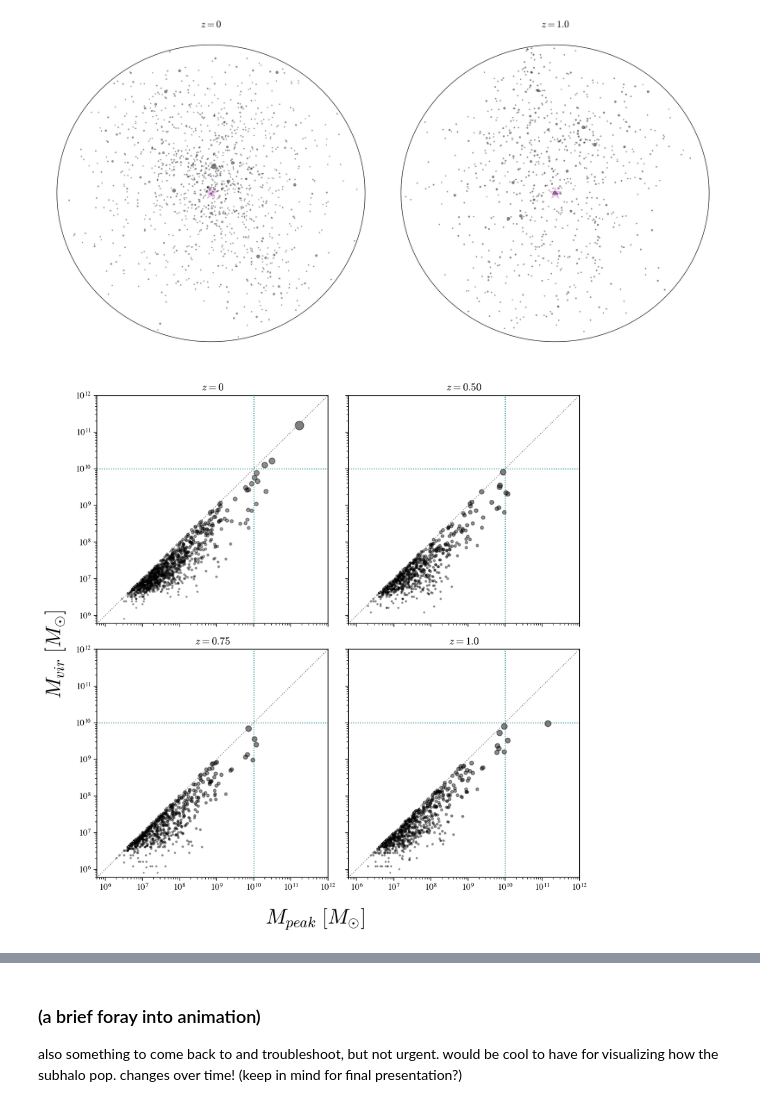
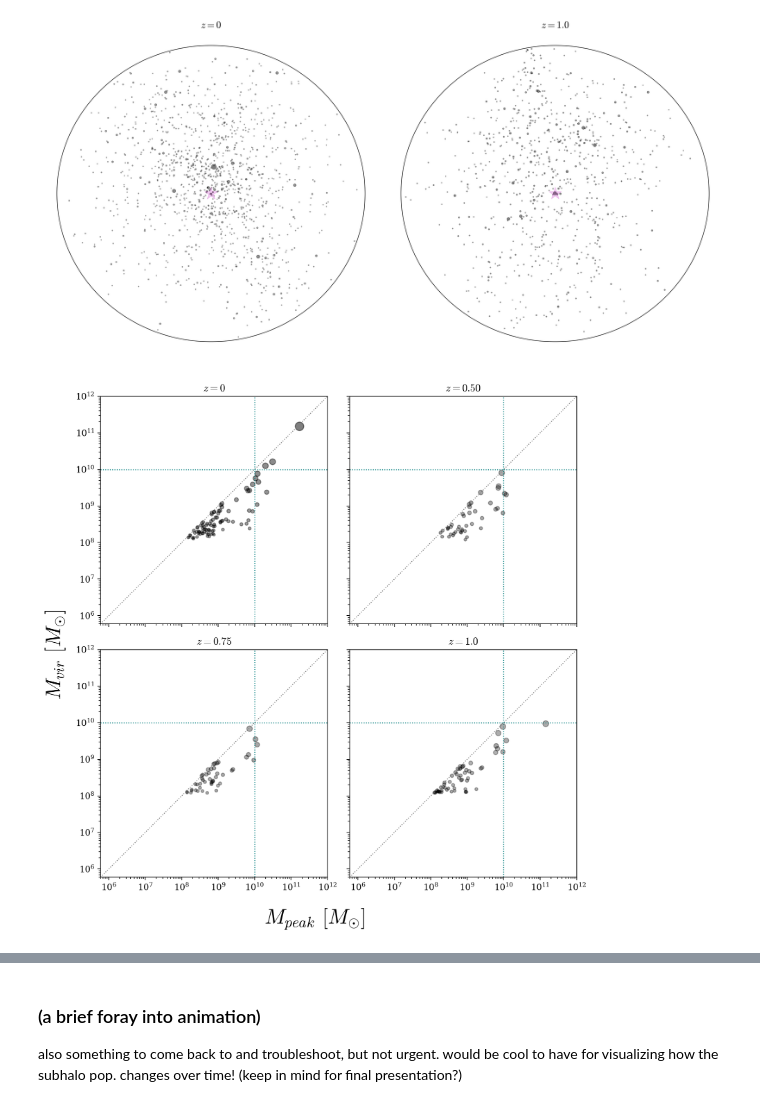
Before and after one commit to theotherlogan/nsbp-2023, a Jupyter notebook: notebooks/w3_work.ipynb, the cells around one changed output, grey strips where cells are left out. Cells and saved outputs as stored; diff of their text form; code cells hidden in the pictures.

Commit message:
updated mass plots, started on ratio plots

```diff
--- a/notebooks/w3_work.ipynb
+++ b/notebooks/w3_work.ipynb
@@ -149,13 +152,20 @@ plt.show()
 # %% [output]
 [figure]
 # %%
-
+# TODO: add the mass cutoff to these for more reasonable numbers
+halos, subhalos, host_ind = cdm.get_z(0, True)
+halos_1, subhalos_1, host_ind_1 = cdm.get_z(1, True)
 halos_75, subhalos_75, host_ind_75 = cdm.get_z(0.75, True)
 halos_50, subhalos_50, host_ind_50 = cdm.get_z(0.50, True)
 
+mass_cut = subhalos['Mvir']/0.7 > 1.2e8
+mass_cut_1 = subhalos_1['Mvir']/0.7 > 1.2e8
+mass_cut_75 = subhalos_75['Mvir']/0.7 > 1.2e8
+mass_cut_50 = subhalos_50['Mvir']/0.7 > 1.2e8
+
 fig, ax = plt.subplots(2, 2, figsize=(9, 9))
 
-ax[0][0].scatter(subhalos['Mpeak']/0.7, subhalos['Mvir']/0.7, s=subhalos['Rvir'],
+ax[0][0].scatter(subhalos['Mpeak'][mass_cut]/0.7, subhalos['Mvir'][mass_cut]/0.7, s=subhalos['Rvir'][mass_cut],
             alpha=0.5*np.log10(subhalos['Mvir'])/np.max(np.log10(subhalos['Mvir'])),c='k')
 ax[0][0].set_xscale('log')
 ax[0][0].set_yscale('log')
@@ -168,7 +178,7 @@ ax[0][0].axvline(x=1e10, color='teal', linestyle=':', lw=1)
 ax[0][0].plot(np.linspace(6e5, 1e12, 100), np.linspace(6e5, 1e12, 100), color='gray', linestyle=':', lw=1)
 
 
-ax[1][0].scatter(subhalos_75['Mpeak']/0.7, subhalos_75['Mvir']/0.7, s=subhalos_75['Rvir'],
+ax[1][0].scatter(subhalos_75['Mpeak'][mass_cut_75]/0.7, subhalos_75['Mvir'][mass_cut_75]/0.7, s=subhalos_75['Rvir'][mass_cut_75],
             alpha=0.5*np.log10(subhalos_75['Mvir'])/np.max(np.log10(subhalos_75['Mvir'])),c='k')
 ax[1][0].set_xscale('log')
 ax[1][0].set_yscale('log')
@@ -179,38 +189,38 @@ ax[1][0].axhline(y=1e10, color='teal', linestyle=':', lw=1)
 ax[1][0].axvline(x=1e10, color='teal', linestyle=':', lw=1)
 ax[1][0].plot(np.linspace(6e5, 1e12, 100), np.linspace(6e5, 1e12, 100), color='gray', linestyle=':', lw=1)
 
-ax[0][1].scatter(subhalos_50['Mpeak']/0.7, subhalos_50['Mvir']/0.7, s=subhalos_50['Rvir'],
+ax[0][1].scatter(subhalos_50['Mpeak'][mass_cut_50]/0.7, subhalos_50['Mvir'][mass_cut_50]/0.7, s=subhalos_50['Rvir'][mass_cut_50],
             alpha=0.5*np.log10(subhalos_50['Mvir'])/np.max(np.log10(subhalos_50['Mvir'])),c='k')
 ax[0][1].set_xscale('log')
 ax[0][1].set_yscale('log')
 ax[0][1].set_xlim(6e5,1e12)
 ax[0][1].set_ylim(6e5, 1e12)
 ax[0][1].set_title(r'$z = 0.50$')
 ax[0][1].set_xticklabels([])
 ax[0][1].set_yticklabels([])
 ax[0][1].axhline(y=1e10, color='teal', linestyle=':', lw=1)
 ax[0][1].axvline(x=1e10, color='teal', linestyle=':', lw=1)
 ax[0][1].plot(np.linspace(6e5, 1e12, 100), np.linspace(6e5, 1e12, 100), color='gray', linestyle=':', lw=1)
 
-ax[1][1].scatter(subhalos_1['Mpeak']/0.7, subhalos_1['Mvir']/0.7, s=subhalos_1['Rvir'],
+ax[1][1].scatter(subhalos_1['Mpeak'][mass_cut_1]/0.7, subhalos_1['Mvir'][mass_cut_1]/0.7, s=subhalos_1['Rvir'][mass_cut_1],
             alpha=0.5*np.log10(subhalos_1['Mvir'])/np.max(np.log10(subhalos_1['Mvir'])),c='k')
 ax[1][1].set_xscale('log')
 ax[1][1].set_yscale('log')
 ax[1][1].set_xlim(6e5,1e12)
 ax[1][1].set_ylim(6e5, 1e12)
 ax[1][1].set_title(r'$z = 1.0$')
 ax[1][1].set_yticklabels([])
 ax[1][1].axhline(y=1e10, color='teal', linestyle=':', lw=1)
 ax[1][1].axvline(x=1e10, color='teal', linestyle=':', lw=1)
 ax[1][1].plot(np.linspace(6e5, 1e12, 100), np.linspace(6e5, 1e12, 100), color='gray', linestyle=':', lw=1)
 
 fig.supylabel(r'$M_{vir}$ $[M_{\odot}]$', fontsize=24)
 fig.supxlabel(r'$M_{peak}$ $[M_{\odot}]$', fontsize=24)
 
 plt.tight_layout()
 plt.show()
 # %% [output]
-[figure, old version]
+[figure, new version]
 # %%
 halos_wdm, subhalos_wdm, host_ind_wdm = wdm.get_z(0, True)
 halos_wdm_85, subhalos_wdm_85, host_ind_wdm_85 = wdm.get_z(0.85, True)
```
Also changed, not shown: parts of 5 cells of this notebook, 1 other file.
